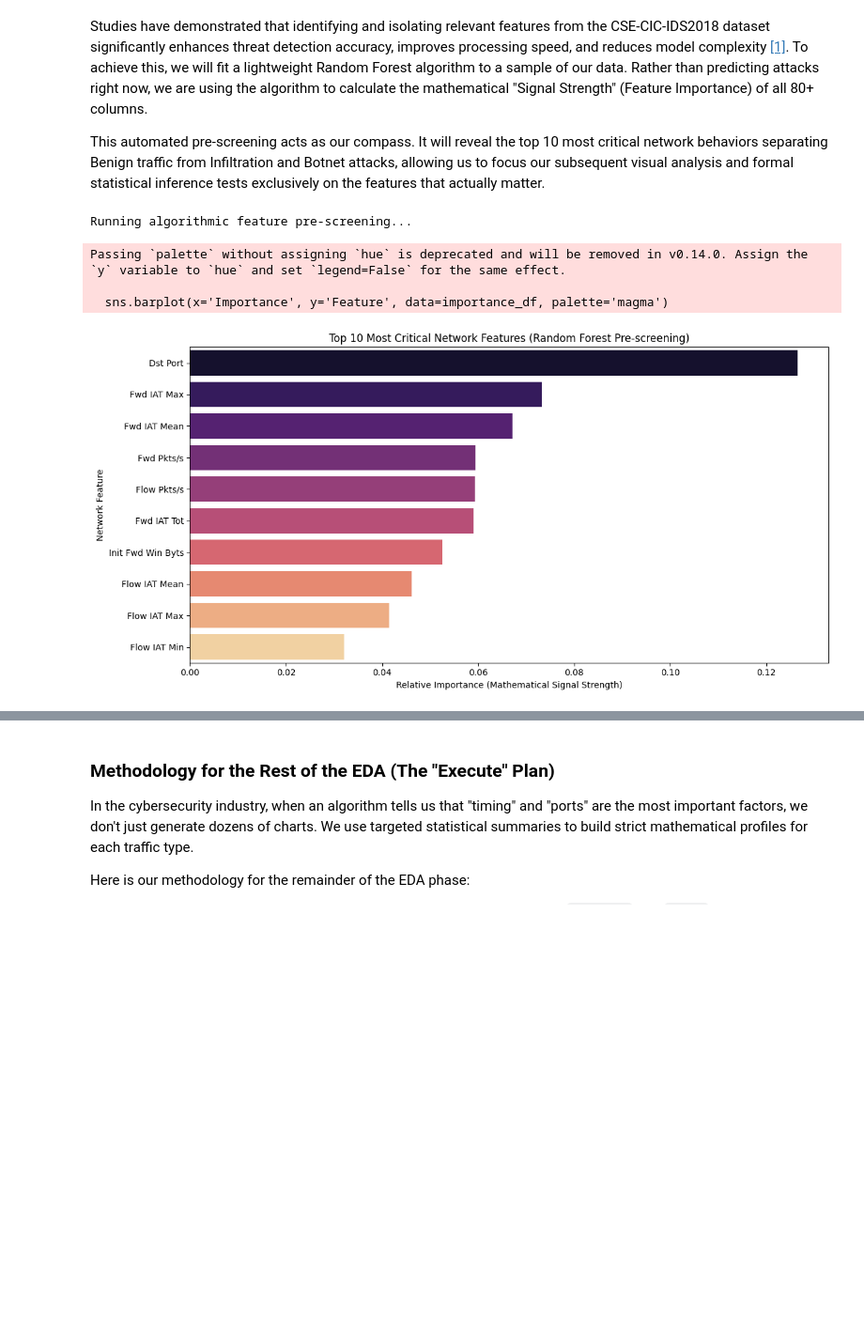
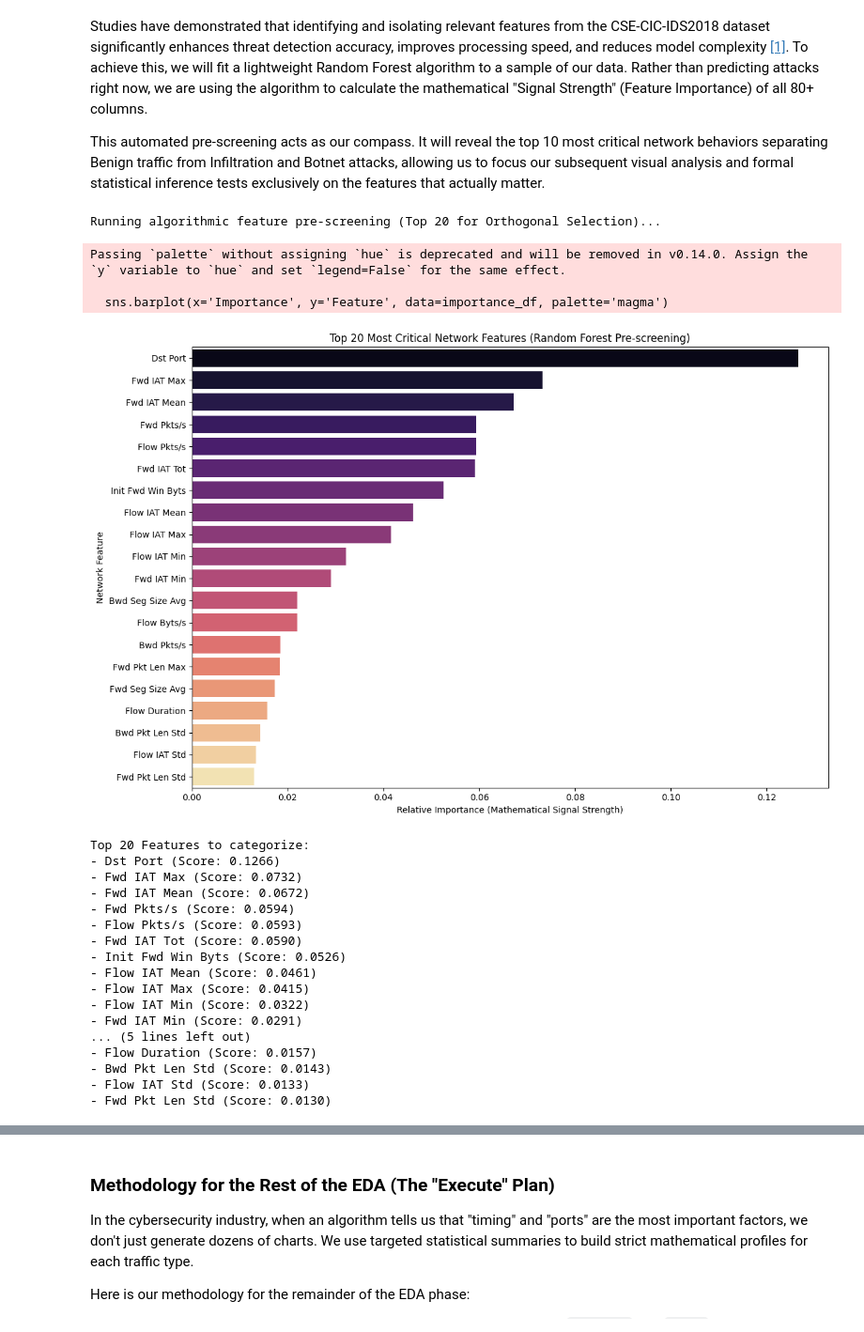
Before and after one commit to JohnnySolo/Data-Analysis-Project---Hybrid-Cyber-Threat-Detection, a Jupyter notebook: 02_EDA_and_Inference.ipynb, the cells around one changed output, grey strips where cells are left out. Shown at 94% size. Saved outputs shown, nothing was run; the diff lists cells and outputs as text; code cells hidden in the pictures; blank space fills up the shorter version.

```diff
--- a/02_EDA_and_Inference.ipynb
+++ b/02_EDA_and_Inference.ipynb
@@ -127,47 +128,65 @@ import numpy as np
 import pandas as pd
 import matplotlib.pyplot as plt
 import seaborn as sns
 
-print("Running algorithmic feature pre-screening...")
+print("Running algorithmic feature pre-screening (Top 20 for Orthogonal Selection)...")
 
 # 1. Take a 5% sample of the full clean dataset to run locally for speed
 df_rf_sample = df_clean.sample(fraction=0.05, seed=42).toPandas()
 
 # 2. Separate our features (X) from our target (y)
-# We use select_dtypes to automatically drop non-numerical columns like 'Timestamp'
-X = df_rf_sample.select_dtypes(include=[np.number]) # include=[np.number] will include numerical colums only
+X = df_rf_sample.select_dtypes(include=[np.number])
 y = df_rf_sample['Label']
 
-# 3. Convert our text labels (Benign, Bot, Infiltration) into numbers for the algorithm
+# 3. Convert our text labels (Benign, Bot, Infiltration) into numbers
 le = LabelEncoder()
 y_encoded = le.fit_transform(y)
 
 # 4. Train a quick Random Forest to evaluate the data
-# n_estimators = no. of trees
-# random_state = Ensures the same results every time the code runs.
-# n_jobs = -1 means it uses all available CPU cores to train faster
 rf = RandomForestClassifier(n_estimators=50, random_state=42, n_jobs=-1)
 rf.fit(X, y_encoded)
 
-# 5. Extract and rank the importance of all 80 features
+# 5. Extract and rank the importance of all features, keeping the Top 20
 importances = rf.feature_importances_
 importance_df = pd.DataFrame({'Feature': X.columns, 'Importance': importances})
-importance_df = importance_df.sort_values(by='Importance', ascending=False).head(10)
+importance_df = importance_df.sort_values(by='Importance', ascending=False).head(20)
 
-# 6. Plot the Top 10 Features
-plt.figure(figsize=(12, 6))
+# 6. Plot the Top 20 Features
+plt.figure(figsize=(12, 8))
 sns.barplot(x='Importance', y='Feature', data=importance_df, palette='magma')
-plt.title('Top 10 Most Critical Network Features (Random Forest Pre-screening)')
+plt.title('Top 20 Most Critical Network Features (Random Forest Pre-screening)')
 plt.xlabel('Relative Importance (Mathematical Signal Strength)')
 plt.ylabel('Network Feature')
 plt.tight_layout()
 plt.show()
+
+# Print the exact list to make it easier for you to pick categories
+print("\nTop 20 Features to categorize:")
+for idx, row in importance_df.iterrows():
+    print(f"- {row['Feature']} (Score: {row['Importance']:.4f})")
 # %% [output]
-Running algorithmic feature pre-screening...
+Running algorithmic feature pre-screening (Top 20 for Orthogonal Selection)...
 Passing `palette` without assigning `hue` is deprecated and will be removed in v0.14.0. Assign the `y` variable to `hue` and set `legend=False` for the same effect.
 
   sns.barplot(x='Importance', y='Feature', data=importance_df, palette='magma')
-[figure, old version]
+[figure, new version]
+Top 20 Features to categorize:
+- Dst Port (Score: 0.1266)
+- Fwd IAT Max (Score: 0.0732)
+- Fwd IAT Mean (Score: 0.0672)
+- Fwd Pkts/s (Score: 0.0594)
+- Flow Pkts/s (Score: 0.0593)
+- Fwd IAT Tot (Score: 0.0590)
+- Init Fwd Win Byts (Score: 0.0526)
+- Flow IAT Mean (Score: 0.0461)
+- Flow IAT Max (Score: 0.0415)
+- Flow IAT Min (Score: 0.0322)
+- Fwd IAT Min (Score: 0.0291)
+... (5 lines left out)
+- Flow Duration (Score: 0.0157)
+- Bwd Pkt Len Std (Score: 0.0143)
+- Flow IAT Std (Score: 0.0133)
+- Fwd Pkt Len Std (Score: 0.0130)
 # %% [markdown]
 #### Pre-Screening Results & Strategic Focus
 
```
Also changed, not shown: parts of 17 cells of this notebook.
